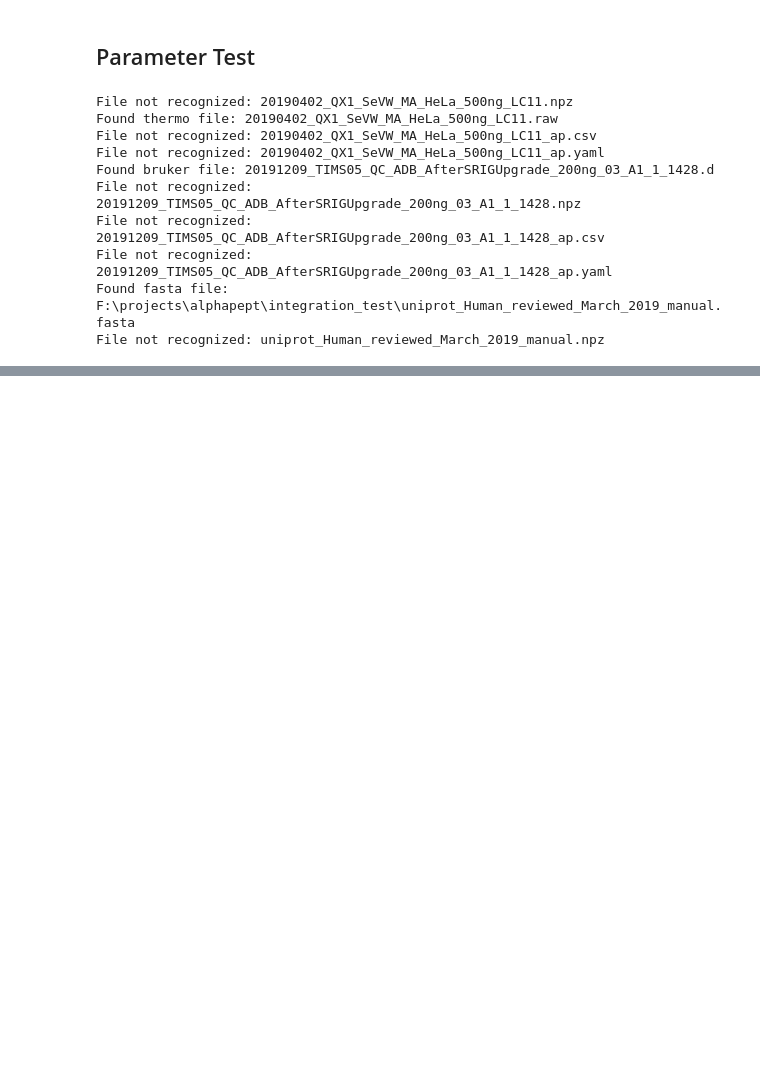
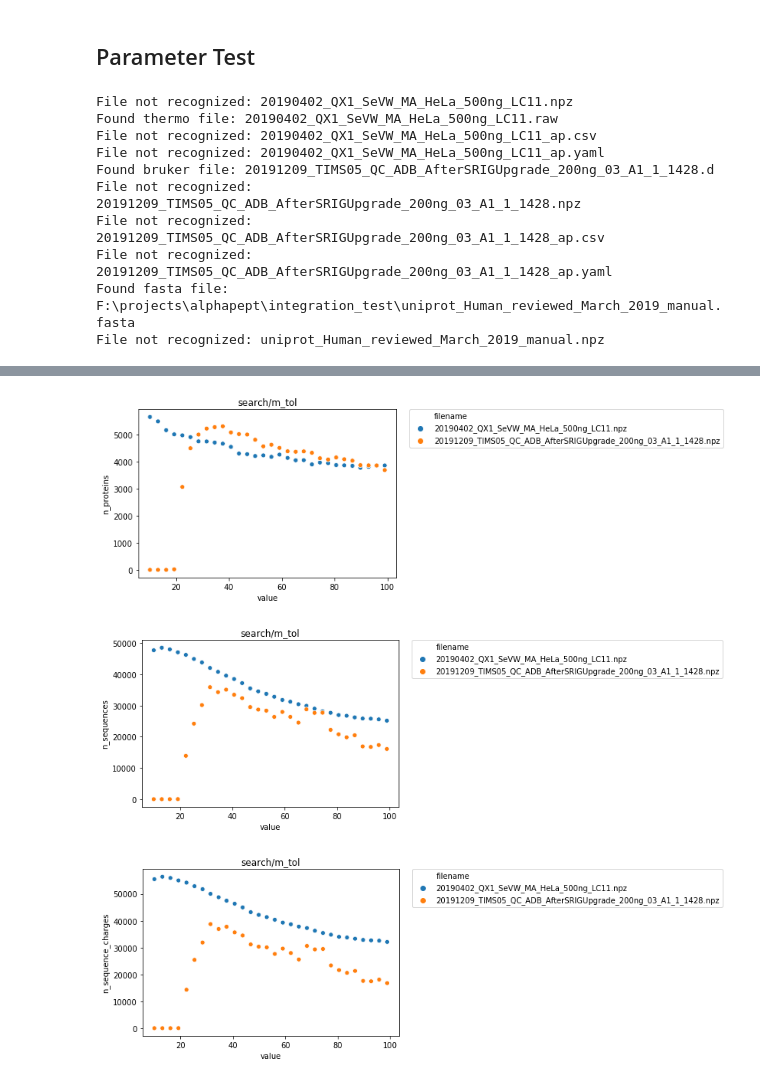
Before and after one commit to MannLabs/alphapept, a Jupyter notebook: Parameter Test.ipynb, the cells around one changed output, grey strips where cells are left out. Saved outputs shown, nothing was run; the diff lists cells and outputs as text; code cells hidden in the pictures; blank space fills up the shorter version.

Commit message:
FIX updated parameter test

```diff
--- a/Parameter Test.ipynb
+++ b/Parameter Test.ipynb
@@ -183,8 +153,9 @@ if False:
     report = []
     start = time()
     for test_case in tqdm(test_cases):
-
-        report.append(tuple([test_case["raw"]["raw_path_npz"], test_case[param_group][param_key]]) + run_test(test_case))
+        filepath = test_case["raw"]["raw_path_npz"]
+        filename = os.path.split(filepath)[-1]
+        report.append(tuple([filename, test_case[param_group][param_key]]) + run_test(test_case))
 
     end = time()
 
@@ -192,10 +163,9 @@ if False:
 
     print('Integration test complete. Time elapsed {:.2f} hours'.format((end-start)/60/60))
 
-    columns = [_[1] for _ in return_bool_settings(test_case)]
-    columns.extend(['n_proteins', 'n_sequences', 'n_sequence_charges', 'time_minutes', 'error'])
+    columns = ['filename', 'value', 'n_proteins', 'n_sequences', 'n_sequence_charges', 'time_minutes', 'error']
 
-    pd.DataFrame(report, columns = columns)
+    rep = pd.DataFrame(report, columns = columns)
 
     print('Complete')
 # %% [output]
@@ -230,0 +177,22 @@ ValueError: arange: cannot compute length
+# %%
+plt.figure()
+sns.scatterplot(y='n_proteins', x = 'value', hue = 'filename', data = rep)
+plt.title(param_group + '/' + param_key)
+plt.legend(bbox_to_anchor=(1.05, 1), loc=2, borderaxespad=0.)
+plt.show()
+
+plt.figure()
+sns.scatterplot(y='n_sequences', x = 'value', hue = 'filename', data = rep)
+plt.title(param_group + '/' + param_key)
+plt.legend(bbox_to_anchor=(1.05, 1), loc=2, borderaxespad=0.)
+plt.show()
+
+plt.figure()
+sns.scatterplot(y='n_sequence_charges', x = 'value', hue = 'filename', data = rep)
+plt.title(param_group + '/' + param_key)
+plt.legend(bbox_to_anchor=(1.05, 1), loc=2, borderaxespad=0.)
+plt.show()
+# %% [output]
+[figure, added]
+[figure, added]
+[figure, added]
```
Also changed, not shown: parts of 6 cells of this notebook.
